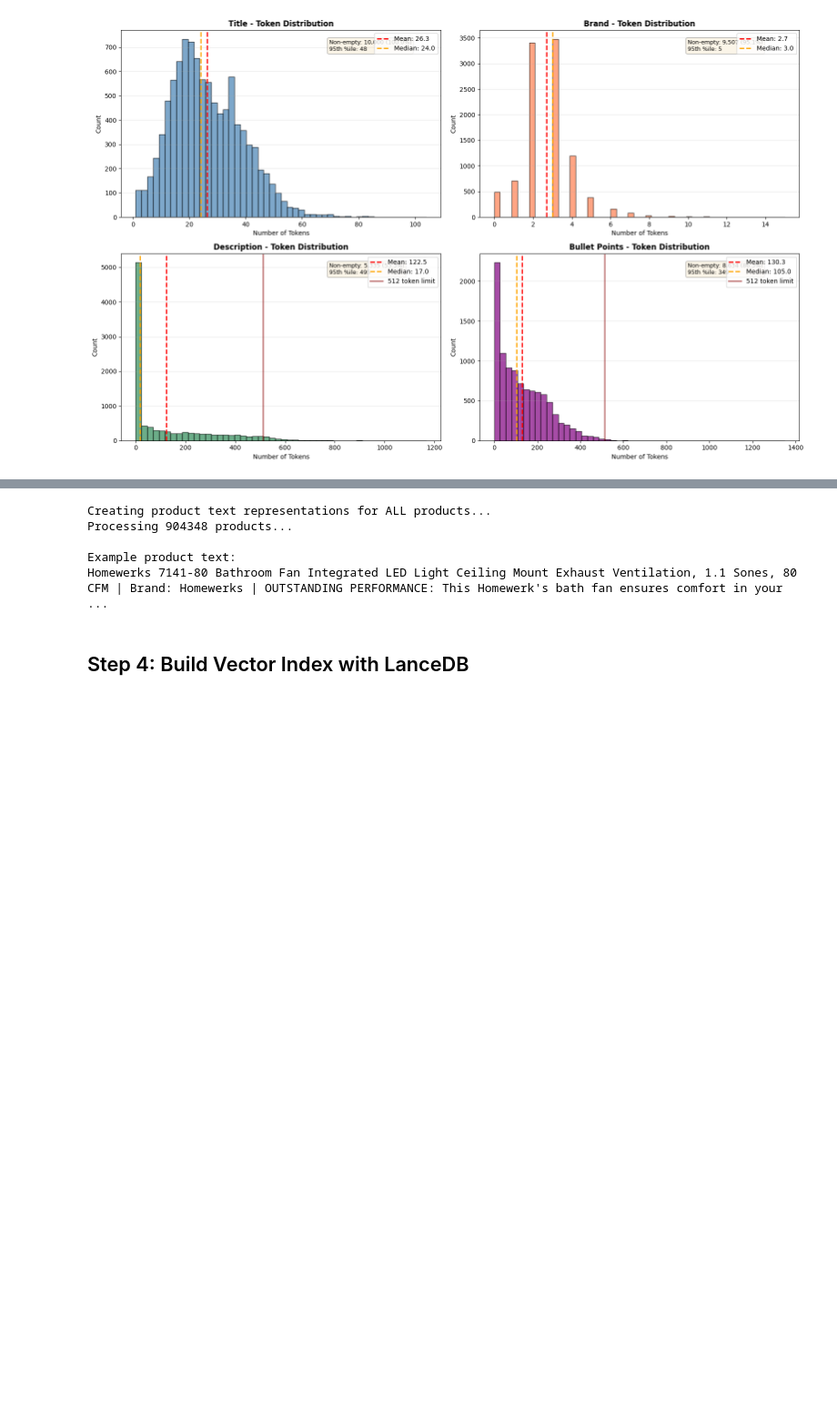
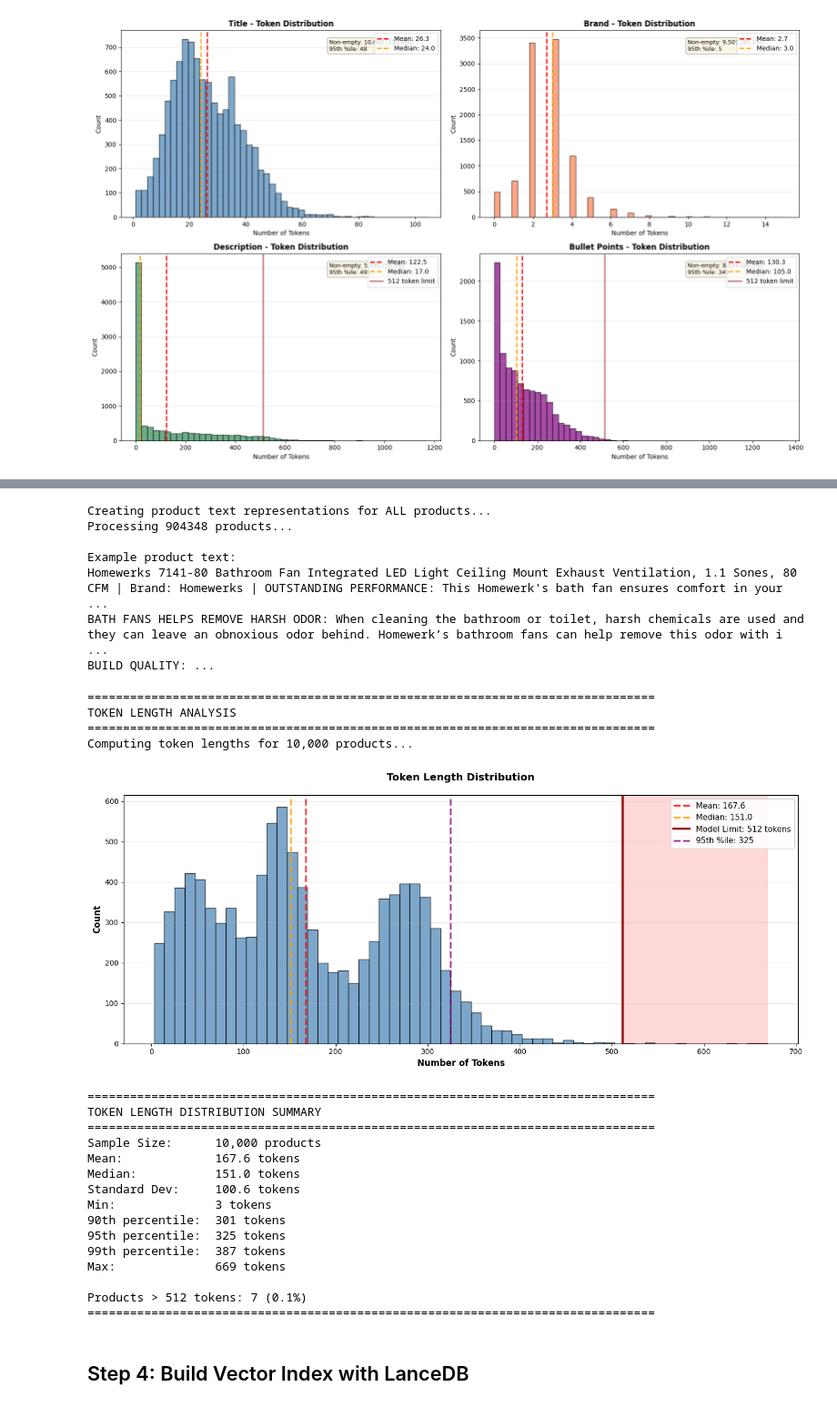
Before and after one commit to pccampbell/semantic-search-grainger, a Jupyter notebook: grainger_takehome.ipynb, the cells around one changed output, grey strips where cells are left out. Shown at 91% size. Saved outputs shown, nothing was run; the diff lists cells and outputs as text; code cells hidden in the pictures; blank space fills up the shorter version.

```diff
--- a/grainger_takehome.ipynb
+++ b/grainger_takehome.ipynb
@@ -564,10 +411,12 @@ df_all_products['product_text'] = df_all_products.apply(create_product_text_trun
 
 # Show an example
 print("\nExample product text:")
-print(df_all_products.iloc[0]['product_text'][:300] + "...")
+print(df_all_products.iloc[0]['product_text'][:1000] + "...")
 # %% [output]
 Creating product text representations for ALL products...
 Processing 904348 products...
 
 Example product text:
 Homewerks 7141-80 Bathroom Fan Integrated LED Light Ceiling Mount Exhaust Ventilation, 1.1 Sones, 80 CFM | Brand: Homewerks | OUTSTANDING PERFORMANCE: This Homewerk's bath fan ensures comfort in your  ...
+BATH FANS HELPS REMOVE HARSH ODOR: When cleaning the bathroom or toilet, harsh chemicals are used and they can leave an obnoxious odor behind. Homewerk’s bathroom fans can help remove this odor with i ...
+BUILD QUALITY: ...
@@ -577,3 +423,74 @@ torch.cuda.empty_cache()
+# %%
+df_sample_for_tokens = df_all_products.sample(n=min(sample_size, len(df_all_products)), random_state=42)
+
+token_stats, token_lens = calc_token_stats(df_sample_for_tokens, tokenizer)
+# %% [output]
+================================================================================
+TOKEN LENGTH ANALYSIS
+================================================================================
+Computing token lengths for 10,000 products...
+# %%
+# Visualize token length distribution of truncated text
+fig, ax = plt.subplots(1, 1, figsize=(14, 6))
+
+ax.hist(token_stats['token_lens'], bins=60, color='steelblue', edgecolor='black', alpha=0.7)
+
+# Add reference lines
+ax.axvline(token_stats['mean'], color='red', linestyle='--', linewidth=2.5,
+           label=f"Mean: {token_stats['mean']:.1f}", alpha=0.8)
+ax.axvline(token_stats['median'], color='orange', linestyle='--', linewidth=2.5,
+           label=f"Median: {token_stats['median']:.1f}", alpha=0.8)
+ax.axvline(512, color='darkred', linestyle='-', linewidth=3,
+           label=f"Model Limit: 512 tokens", alpha=0.9)
+ax.axvline(token_stats['p95'], color='purple', linestyle='--', linewidth=2.5,
+           label=f"95th %ile: {token_stats['p95']:.0f}", alpha=0.8)
+
+# Formatting
+ax.set_title("Token Length Distribution", fontsize=14, fontweight='bold', pad=20)
+ax.set_xlabel("Number of Tokens", fontsize=12, fontweight='bold')
+ax.set_ylabel("Count", fontsize=12, fontweight='bold')
+ax.legend(loc='upper right', fontsize=11, framealpha=0.9)
+ax.grid(axis='y', alpha=0.3)
+
+# Add shaded region for truncated tokens
+ax.axvspan(512, token_stats['max'], alpha=0.15, color='red',
+           label='_nolegend_')  # Shaded area showing truncation zone
+
+plt.tight_layout()
+plt.show()
+
+print("\n" + "="*80)
+print("TOKEN LENGTH DISTRIBUTION SUMMARY")
+print("="*80)
+print(f"Sample Size:      {len(token_stats['token_lens']):,} products")
+print(f"Mean:             {token_stats['mean']:.1f} tokens")
+print(f"Median:           {token_stats['median']:.1f} tokens")
+print(f"Standard Dev:     {np.std(token_stats['token_lens']):.1f} tokens")
+print(f"Min:              {token_stats['min']:.0f} tokens")
+print(f"90th percentile:  {token_stats['p90']:.0f} tokens")
+print(f"95th percentile:  {token_stats['p95']:.0f} tokens")
+print(f"99th percentile:  {token_stats['p99']:.0f} tokens")
+print(f"Max:              {token_stats['max']:.0f} tokens")
+print()
+print(f"Products > 512 tokens: {(np.array(token_stats['token_lens']) > 512).sum():,} ({(np.array(token_stats['token_lens']) > 512).mean() * 100:.1f}%)")
+print("="*80)
+# %% [output]
+[figure, added]
+================================================================================
+TOKEN LENGTH DISTRIBUTION SUMMARY
+================================================================================
+Sample Size:      10,000 products
+Mean:             167.6 tokens
+Median:           151.0 tokens
+Standard Dev:     100.6 tokens
+Min:              3 tokens
+90th percentile:  301 tokens
+95th percentile:  325 tokens
+99th percentile:  387 tokens
+Max:              669 tokens
+
+Products > 512 tokens: 7 (0.1%)
+================================================================================
 # %% [markdown]
 ## Step 4: Build Vector Index with LanceDB
 # %%
```
Also changed, not shown: parts of 60 cells of this notebook, 4 other files.
